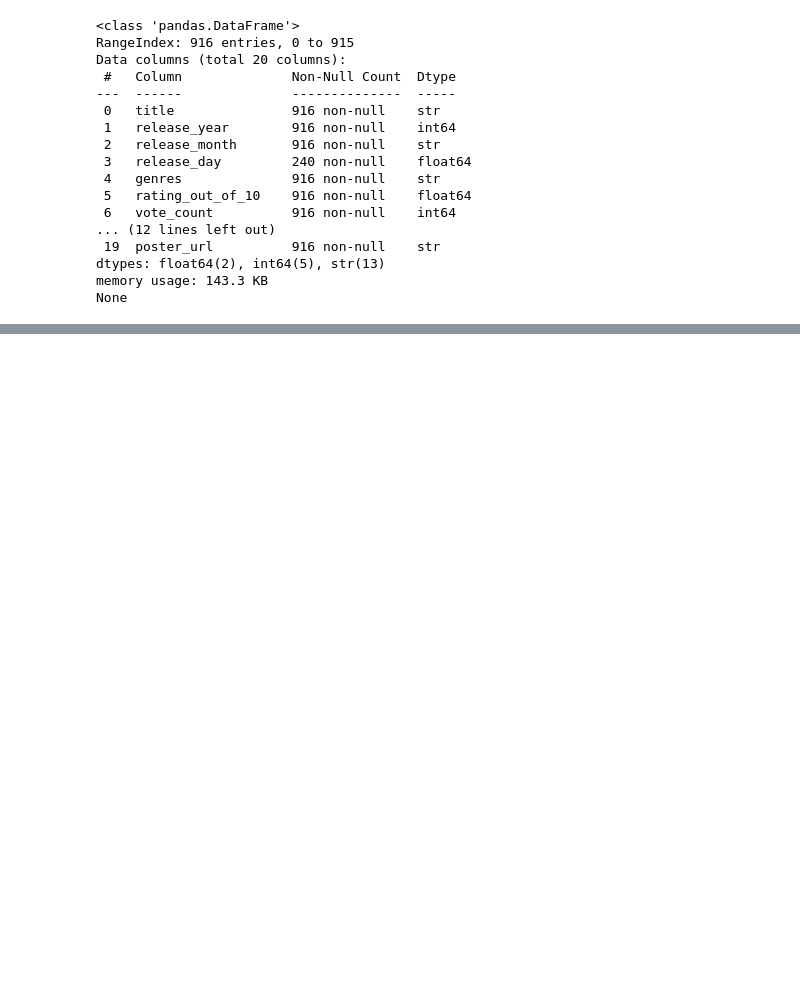
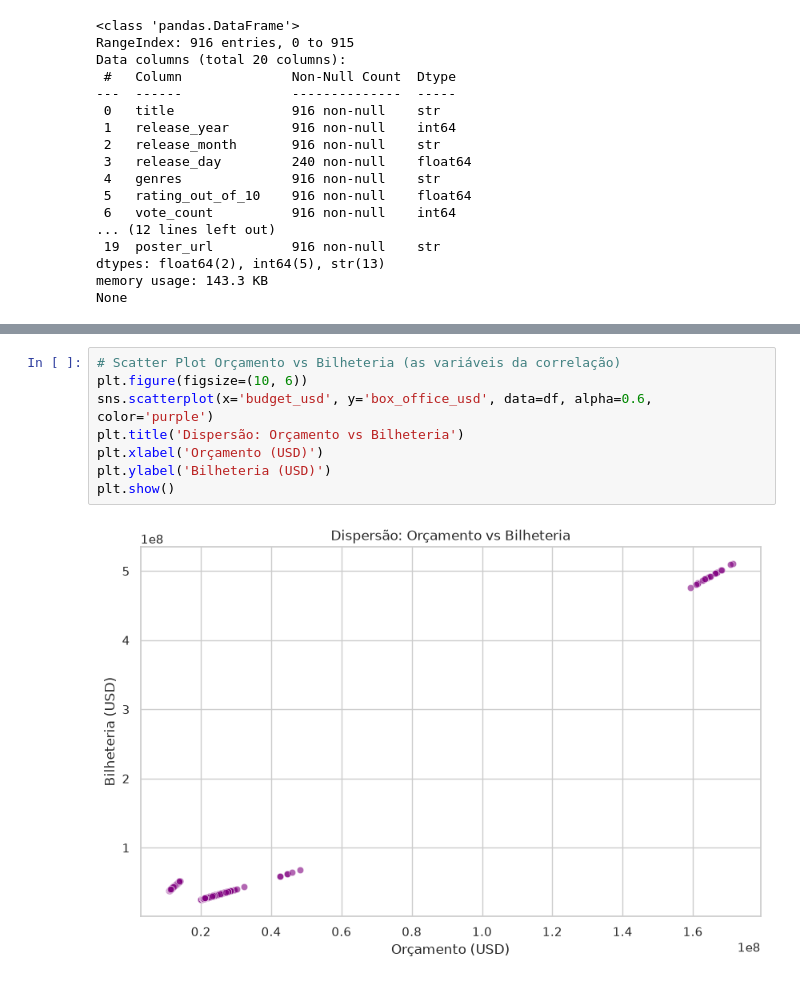
Before and after one commit to scopeltmz/Ciencia-de-Dados, a Jupyter notebook: AED.ipynb, the cells around one changed output, grey strips where cells are left out. Drawn from its saved outputs; the diff is of its cells as text; blank space fills up the shorter version.

```diff
--- a/AED.ipynb
+++ b/AED.ipynb
@@ -103,0 +185,10 @@ Criação de gráficos essenciais para entender as distribuições e relações
+# %%
+# Scatter Plot Orçamento vs Bilheteria (as variáveis da correlação)
+plt.figure(figsize=(10, 6))
+sns.scatterplot(x='budget_usd', y='box_office_usd', data=df, alpha=0.6, color='purple')
+plt.title('Dispersão: Orçamento vs Bilheteria')
+plt.xlabel('Orçamento (USD)')
+plt.ylabel('Bilheteria (USD)')
+plt.show()
+# %% [output]
+[figure, added]
```
Also changed, not shown: parts of 10 cells of this notebook.
